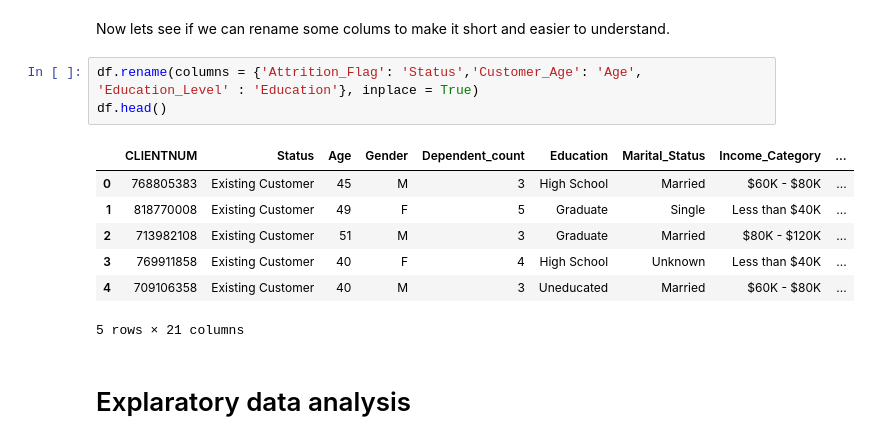
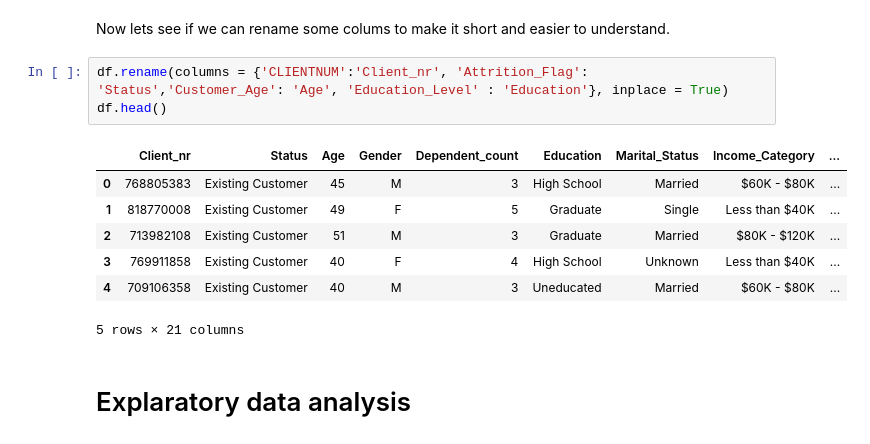
Before and after one commit to AG-at-HI-AIBC23/AG-at-HI-AIBC23, a Jupyter notebook: bank-churners-eda.ipynb, the cells around one changed output. Drawn from its saved outputs; the diff is of its cells as text.

```diff
--- a/bank-churners-eda.ipynb
+++ b/bank-churners-eda.ipynb
@@ -208,10 +214,10 @@ df.drop(['Naive_Bayes_Classifier_Attrition_Flag_Card_Category_Contacts_Count_12_
 # %% [markdown]
 Now lets see if we can rename some colums to make it short and easier to understand.
 # %%
-df.rename(columns = {'Attrition_Flag': 'Status','Customer_Age': 'Age', 'Education_Level' : 'Education'}, inplace = True)
+df.rename(columns = {'CLIENTNUM':'Client_nr', 'Attrition_Flag': 'Status','Customer_Age': 'Age', 'Education_Level' : 'Education'}, inplace = True)
 df.head()
 # %% [output]
-|  | CLIENTNUM | Status | Age | Gender | Dependent_count | Education | Marital_Status | Income_Category | ... |
+|  | Client_nr | Status | Age | Gender | Dependent_count | Education | Marital_Status | Income_Category | ... |
 | 0 | 768805383 | Existing Customer | 45 | M | 3 | High School | Married | $60K - $80K | ... |
 | 1 | 818770008 | Existing Customer | 49 | F | 5 | Graduate | Single | Less than $40K | ... |
 | 2 | 713982108 | Existing Customer | 51 | M | 3 | Graduate | Married | $80K - $120K | ... |
```
Also changed, not shown: parts of 20 cells of this notebook.
